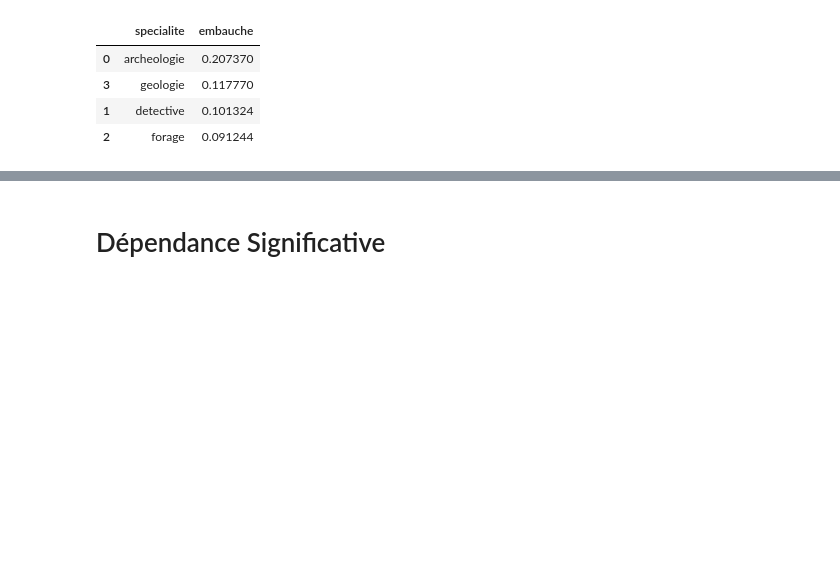
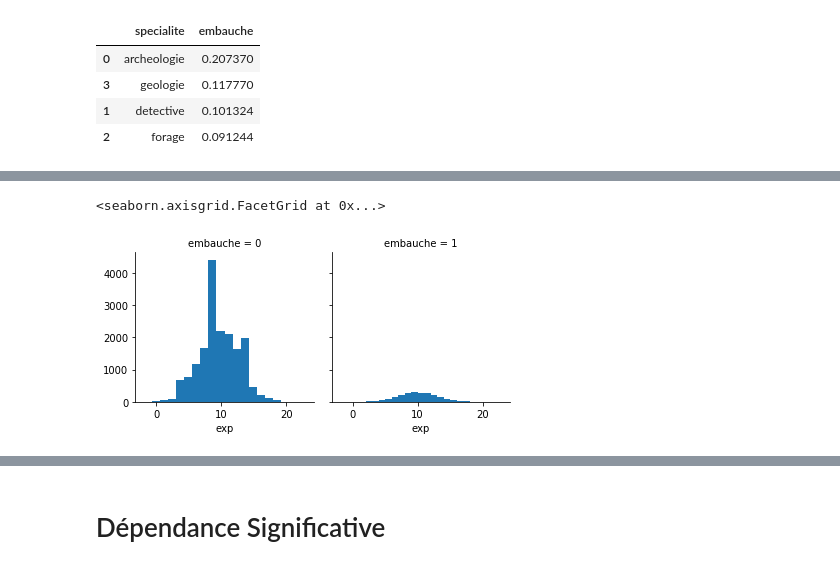
Before and after one commit to BrianLozach/Perso, a Jupyter notebook: DataScience/Quantmetry_Project/Notebook.ipynb, the cells around one changed output, grey strips where cells are left out. Saved outputs shown, nothing was run; the diff lists cells and outputs as text; code cells hidden in the pictures; blank space fills up the shorter version.

```diff
--- a/DataScience/Quantmetry_Project/Notebook.ipynb
+++ b/DataScience/Quantmetry_Project/Notebook.ipynb
@@ -143,0 +150,6 @@ g.map(plt.hist, 'note', bins=20)
+# %%
+g = sns.FacetGrid(data, col='embauche')
+g.map(plt.hist, 'exp',bins =20)
+# %% [output]
+<seaborn.axisgrid.FacetGrid at 0x...>
+[figure, added]
```
Also changed, not shown: parts of 7 cells of this notebook, 2 other files.
